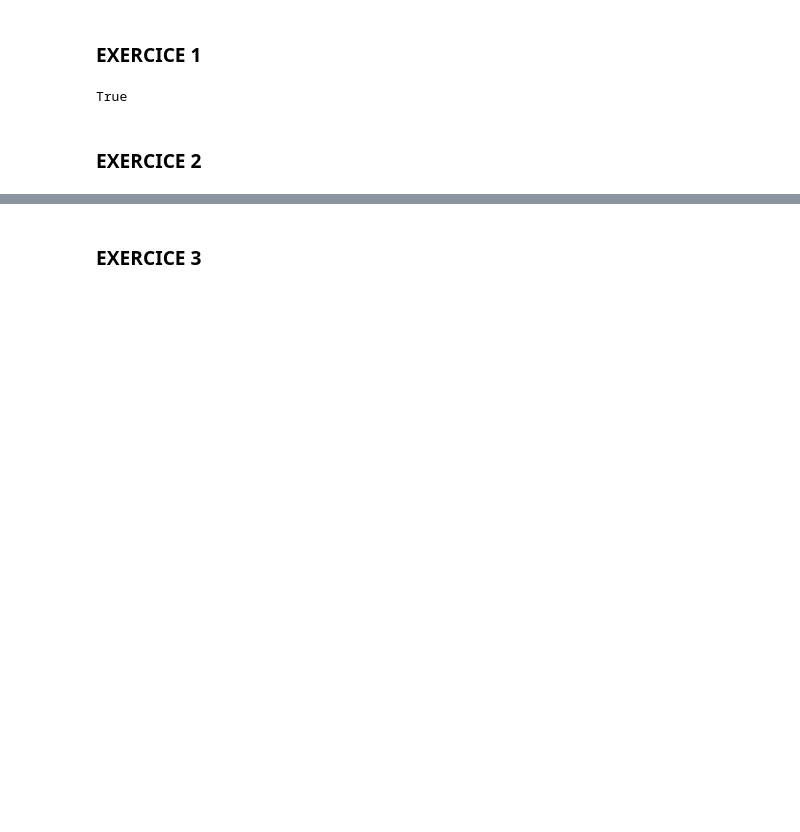
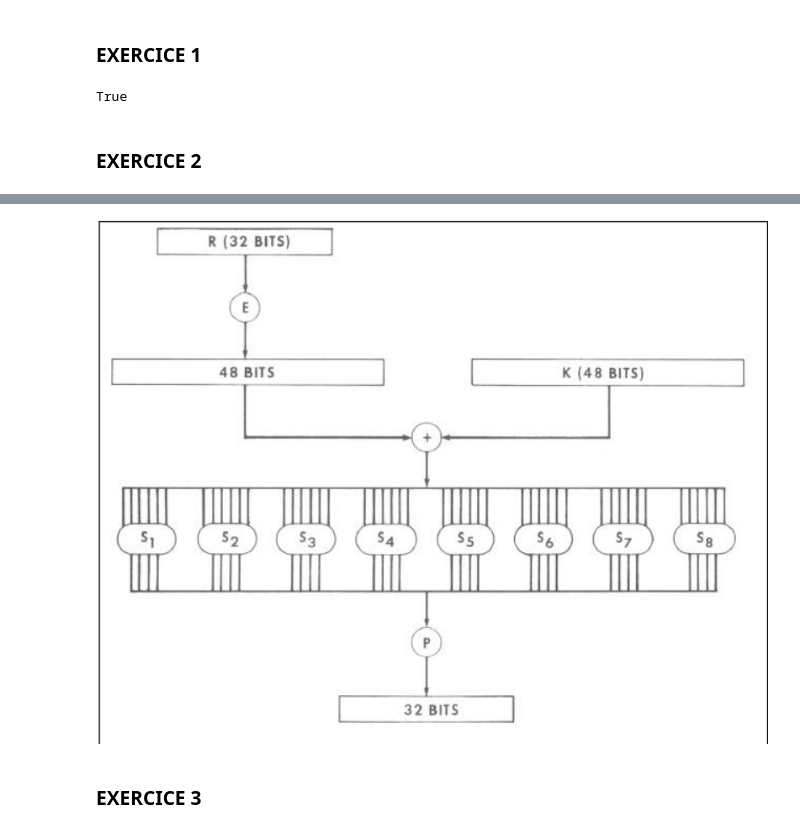
Before and after one commit to AurelPM74/Cryptanalyse_Project, a Jupyter notebook: projet_merged.ipynb, the cells around one changed output, grey strips where cells are left out. Cells and saved outputs as stored; diff of their text form; code cells hidden in the pictures; blank space fills up the shorter version.

```diff
--- a/projet_merged.ipynb
+++ b/projet_merged.ipynb
@@ -253,2 +253,9 @@ print(Matrice_Approx_Lineaire(S5))
+# %%
+from PIL import Image
+from IPython.display import display
+img = Image.open("f_k_l.png")
+display(img)
+# %% [output]
+[figure, added]
 # %% [markdown]
 ### EXERCICE 3
```
Also changed, not shown: parts of 9 cells of this notebook, 1 other file.
